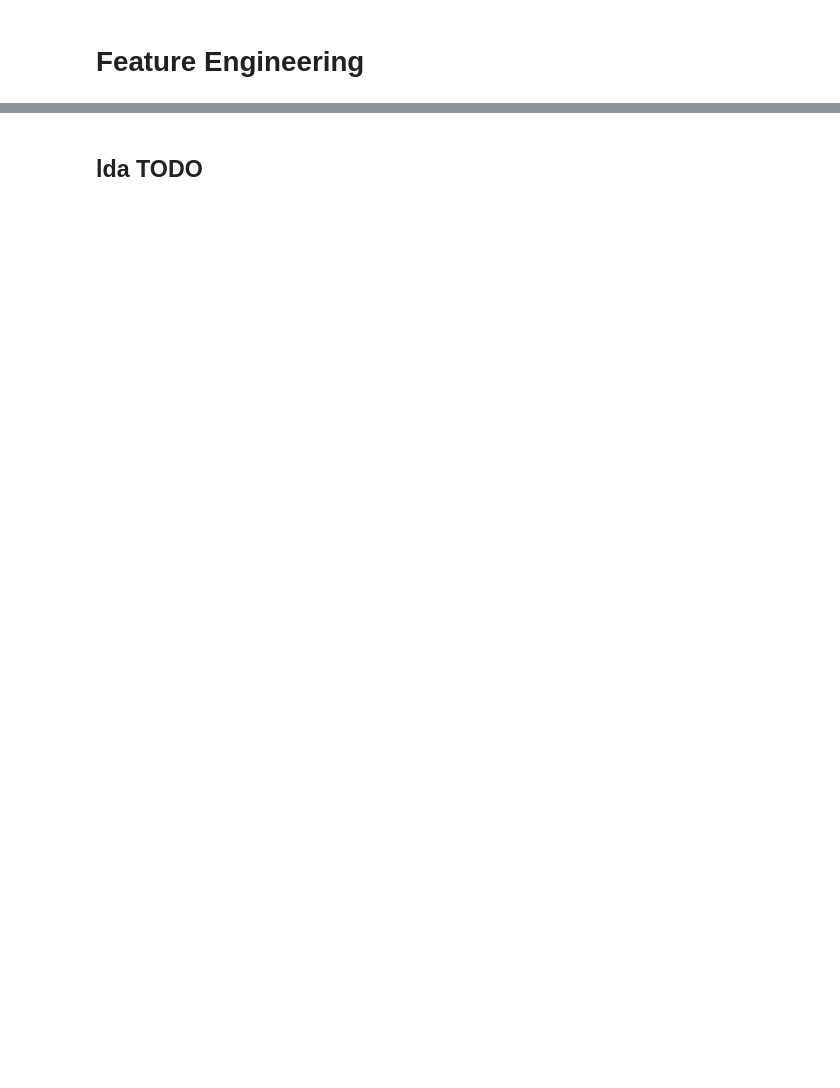
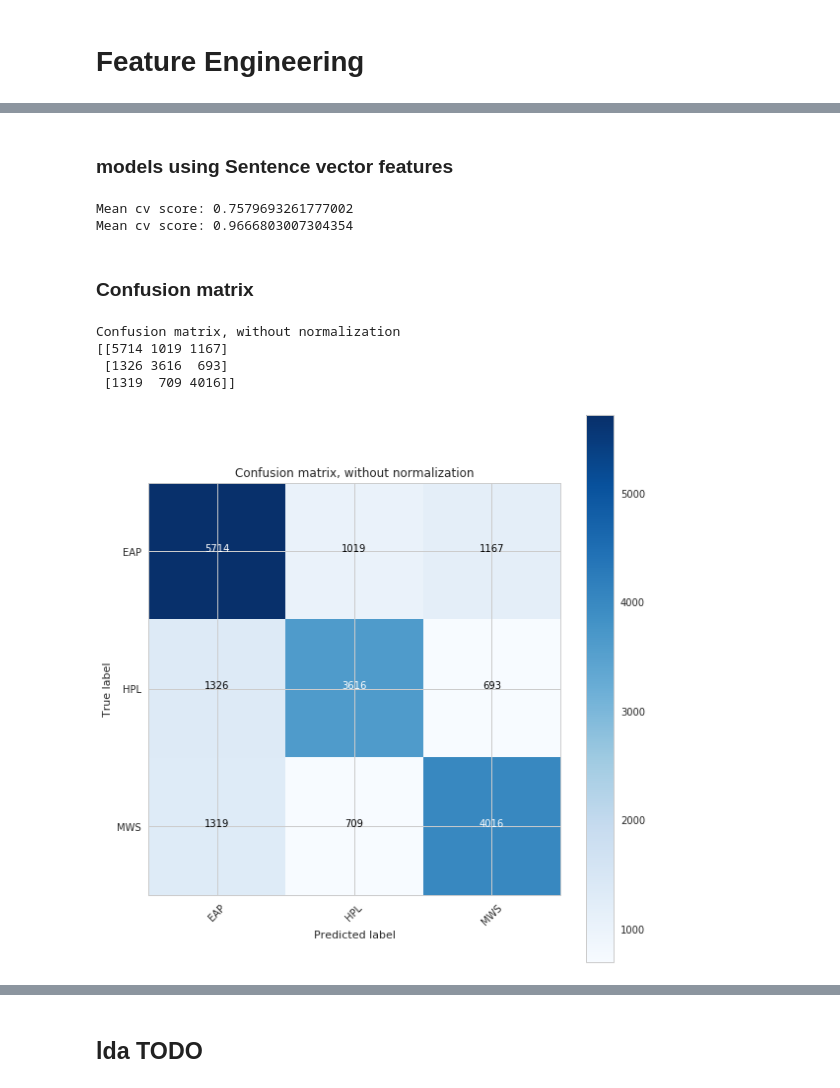
Before and after one commit to GuidoPaul/KaggleCompetitions, a Jupyter notebook: Spooky_Author_Identification/src/main.ipynb, the cells around one changed output, grey strips where cells are left out. Drawn from its saved outputs; the diff is of its cells as text; code cells hidden in the pictures; blank space fills up the shorter version.

```diff
--- a/Spooky_Author_Identification/src/main.ipynb
+++ b/Spooky_Author_Identification/src/main.ipynb
@@ -632,0 +944,10 @@ test["nb_word_count_mws"] = pred_full_test[:,2]
+# %%
+# create an embedding matrix for the words we have in the dataset
+embedding_matrix = np.zeros((len(word_index) + 1, 300))
+for word, i in tqdm(word_index.items()):
+    try:
+        embedding_vector = word2vec[word]
+    except:
+        continue
+    if embedding_vector is not None:
+        embedding_matrix[i] = embedding_vector
@@ -632,0 +1218,6 @@ test["nb_word_count_mws"] = pred_full_test[:,2]
+# %%
+# Some useful parameters which will come in handy later on
+SEED = 2017  # for reproducibility
+NFOLDS = 5  # set folds for out-of-fold prediction
+nclass = 3  # different classes
+kf = model_selection.KFold(n_splits=NFOLDS, shuffle=True, random_state=SEED)
@@ -632,0 +1607,23 @@ test["nb_word_count_mws"] = pred_full_test[:,2]
+# %% [markdown]
+### models using Sentence vector features
+# %%
+lr_params = {'C': 3.0, 'penalty': 'l2'}
+lr = SklearnHelper(clf=LogisticRegression, seed=SEED, params=lr_params)
+lr_oof_sve_train, lr_oof_sve_test = get_oof(lr, sve_train, y_train, sve_test)       # 0.762 -> 0.758, 15.06s
+
+#mnb_oof_sve_train, mnb_oof_sve_test = get_oof(mnb, sve_train, y_train, sve_test)   # non-negative
+
+rf_params = {
+    'n_estimators': 300,
+    'max_features': 'auto',
+    'max_depth': 6,
+    'min_samples_leaf': 20,
+    'n_jobs': -1,
+    'verbose': 0,
+    'warm_start': False
+}
+rf = SklearnHelper(clf=RandomForestClassifier, seed=SEED, params=rf_params)
+rf_oof_sve_train, rf_oof_sve_test = get_oof(rf, sve_train, y_train, sve_test)       # 0.967 -> -, 14.35s
+# %% [output]
+Mean cv score: 0.7579693261777002
+Mean cv score: 0.9666803007304354
@@ -632,0 +1643,18 @@ test["nb_word_count_mws"] = pred_full_test[:,2]
+# %% [markdown]
+### Confusion matrix
+# %%
+cnf_matrix = confusion_matrix(y_train, np.argmax(lr_oof_sve_train, axis=1))
+
+# Plot non-normalized confusion matrix
+plt.figure(figsize=(8, 8))
+plot_confusion_matrix(
+    cnf_matrix,
+    classes=['EAP', 'HPL', 'MWS'],
+    title='Confusion matrix, without normalization')
+plt.show()
+# %% [output]
+Confusion matrix, without normalization
+[[5714 1019 1167]
+ [1326 3616  693]
+ [1319  709 4016]]
+[figure, added]
```
Also changed, not shown: parts of 162 cells of this notebook, 5 other files.
